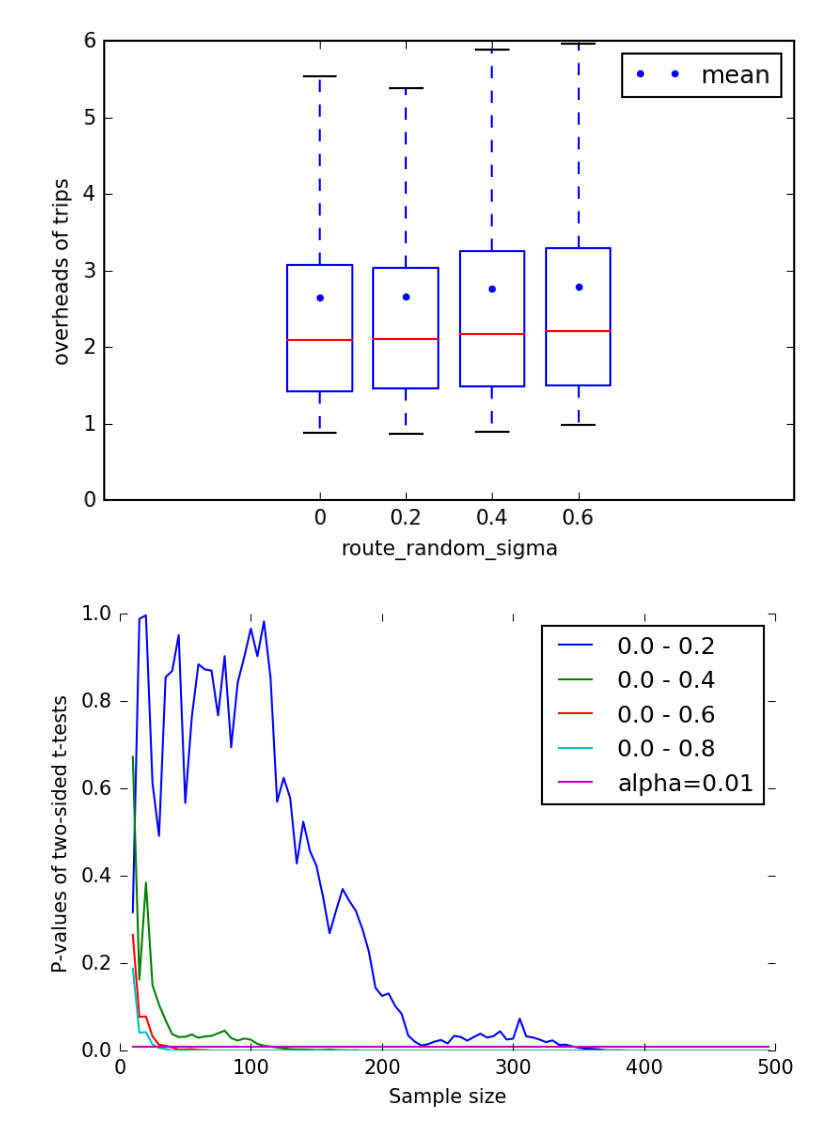
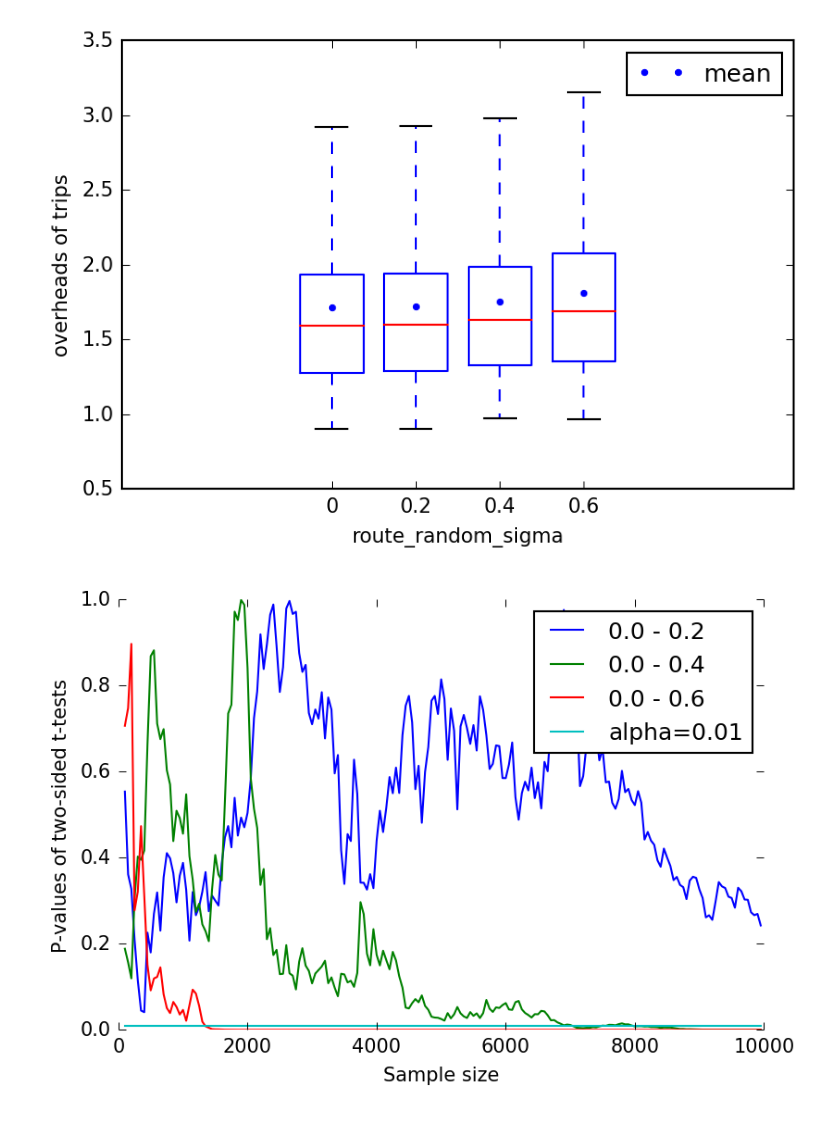
Before and after one commit to Starofall/RTX, a Jupyter notebook: analysis.ipynb, the cells around one changed output. Cells and saved outputs as stored; diff of their text form; code cells hidden in the pictures.

```diff
--- a/analysis.ipynb
+++ b/analysis.ipynb
@@ -12,7 +12,8 @@ from analysis_lib.two_sample_tests import Ttest
 # index = "rtx40" # cars: 750, smart cars: 750, pendulum
 # index = "rtx50"   # cars: 750, smart cars: 750, no pendulum
 # index = "rtx1000"   # cars: 1000, smart cars: 1000, no pendulum
-index = "rtx1001" # dual of 1000
+# index = "rtx1001" # dual of 1000
+index = "rtx500"   # cars: 1000, smart cars: 1000, no pendulum
 
 key_index = 0
 
@@ -27,8 +28,7 @@ knob_names = [
 ]
 
 knob_values = [
-    [0, 0.2, 0.4, 0.6, 1, 1.5, 2, 2.5],             # route_random_sigma
-#     [0, 0.2, 0.4, 0.6],             # route_random_sigma
+    [0, 0.2, 0.4, 0.6],             # route_random_sigma
     [0, 0.2, 0.4, 0.6],             # exploration_percentage
     [1, 1.5, 2, 2.5],               # max_speed_and_length_factor
     [1, 1.5, 2, 2.5],               # average_edge_duration_factor
@@ -96,7 +92,7 @@ plt.ylabel('overheads of trips')
 plt.xlabel(knob_name)
 plt.show()
 # %% [output]
-[figure, old version]
+[figure, new version]
 # %%
 mpl.rc("savefig", dpi=150)
 
@@ -111,36 +107,36 @@ pvalues = {}
 for i in keys:
     pvalues[i] = []
 
-for sample_size in range(10, 500, 5):
+for sample_size in range(100, 10000, 50):
     sample_sizes.append(sample_size)
 
     analysis_data = {}
     analysis_data[0] = data[0][:sample_size]
 
     for i in comparison_keys:
         analysis_data[1] = data[i][:sample_size]
         t = Ttest(fake_run_id, y_key, alpha).start(analysis_data, {})
         pvalues[i].append(t["pvalue"])
 
 markers = ['1','2','3','4','s','p','*','h','H']
 marker_index = 0
 
 fig,ax = plt.subplots()
 for i in comparison_keys:
-    ax.plot(sample_sizes,pvalues[i],label='0.0 - 0.'+str(i))
+    ax.plot(sample_sizes,pvalues[i],label='0.0 - '+str(i))
     marker_index += 1
 
 ax.plot(sample_sizes,[alpha]*len(sample_sizes), label='alpha='+str(alpha))
 ax.set_frame_on(False)
 #ax.set_clip_on(False)
 #ax.get_xaxis().tick_bottom()
 #ax.axes.get_xaxis().set_visible(False)
 plt.xlabel('Sample size')
 plt.ylabel('P-values of two-sided t-tests')
 plt.legend()
 plt.show()
 # %% [output]
-[figure, old version]
+[figure, new version]
 # %%
 mpl.rc("savefig", dpi=150)
 import random
```
Also changed, not shown: parts of 4 cells of this notebook, 1 other file.
